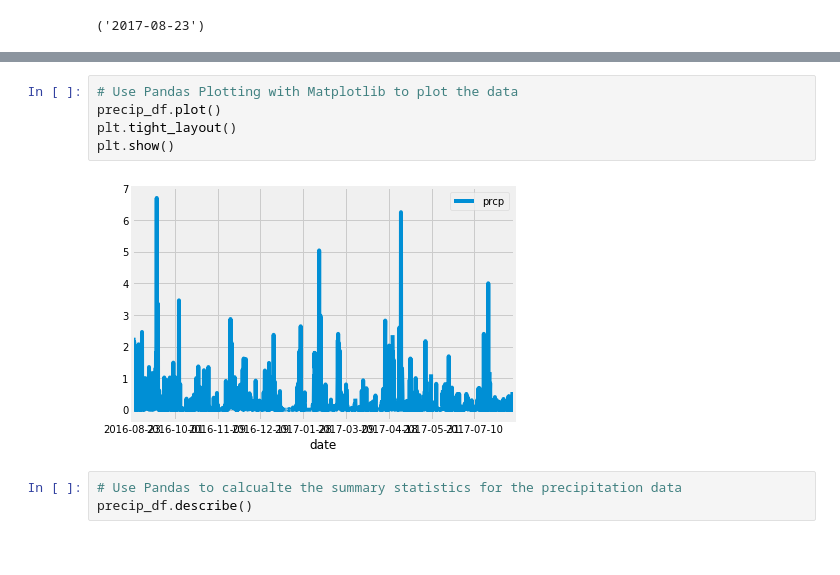
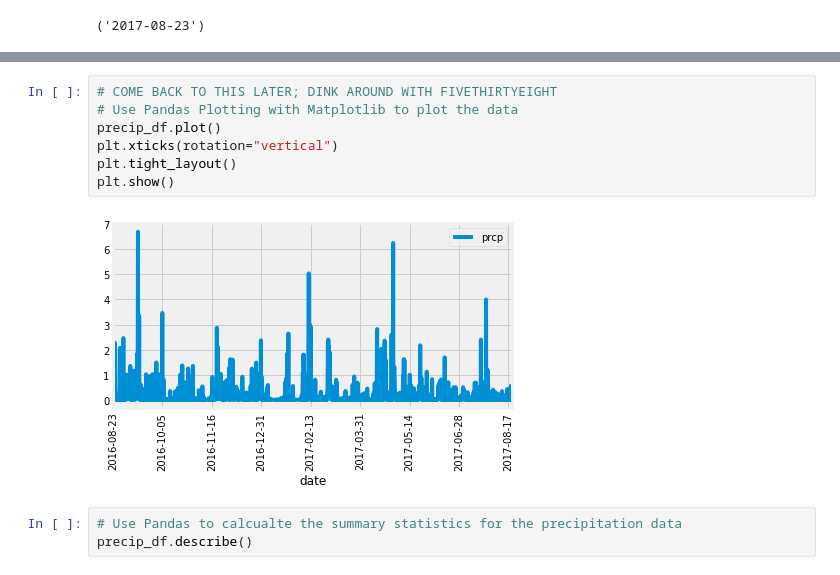
Before and after one commit to VallieTracy/sqlalchemy-challenge, a Jupyter notebook: main.ipynb, the cells around one changed output, grey strips where cells are left out. Cells and saved outputs as stored; diff of their text form.

```diff
--- a/main.ipynb
+++ b/main.ipynb
@@ -123,10 +109,12 @@ precip_df
 # %%
+# COME BACK TO THIS LATER; DINK AROUND WITH FIVETHIRTYEIGHT
 # Use Pandas Plotting with Matplotlib to plot the data
 precip_df.plot()
+plt.xticks(rotation="vertical")
 plt.tight_layout()
 plt.show()
 # %% [output]
-[figure, old version]
+[figure, new version]
 # %%
 # Use Pandas to calcualte the summary statistics for the precipitation data
 precip_df.describe()
```
Also changed, not shown: parts of 10 cells of this notebook.
